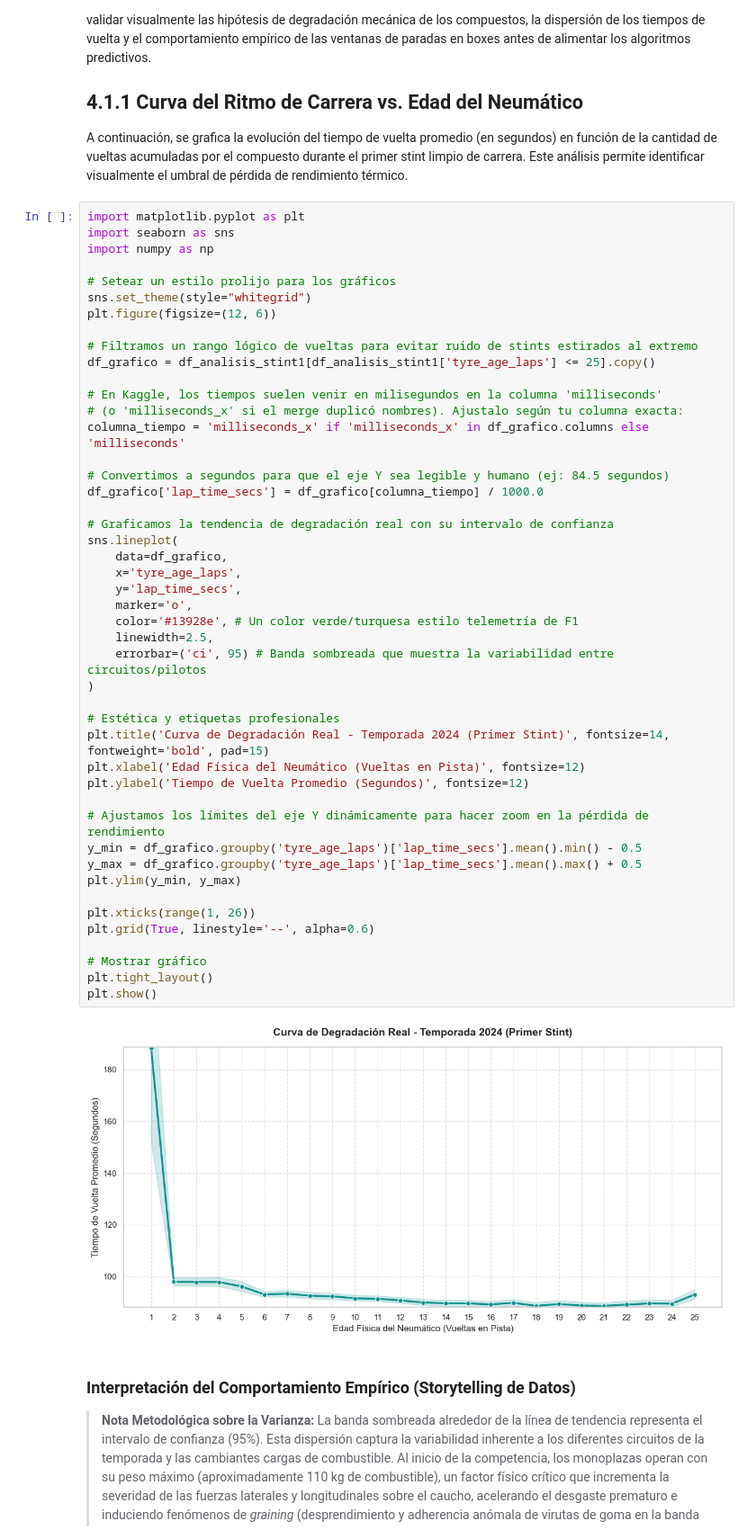
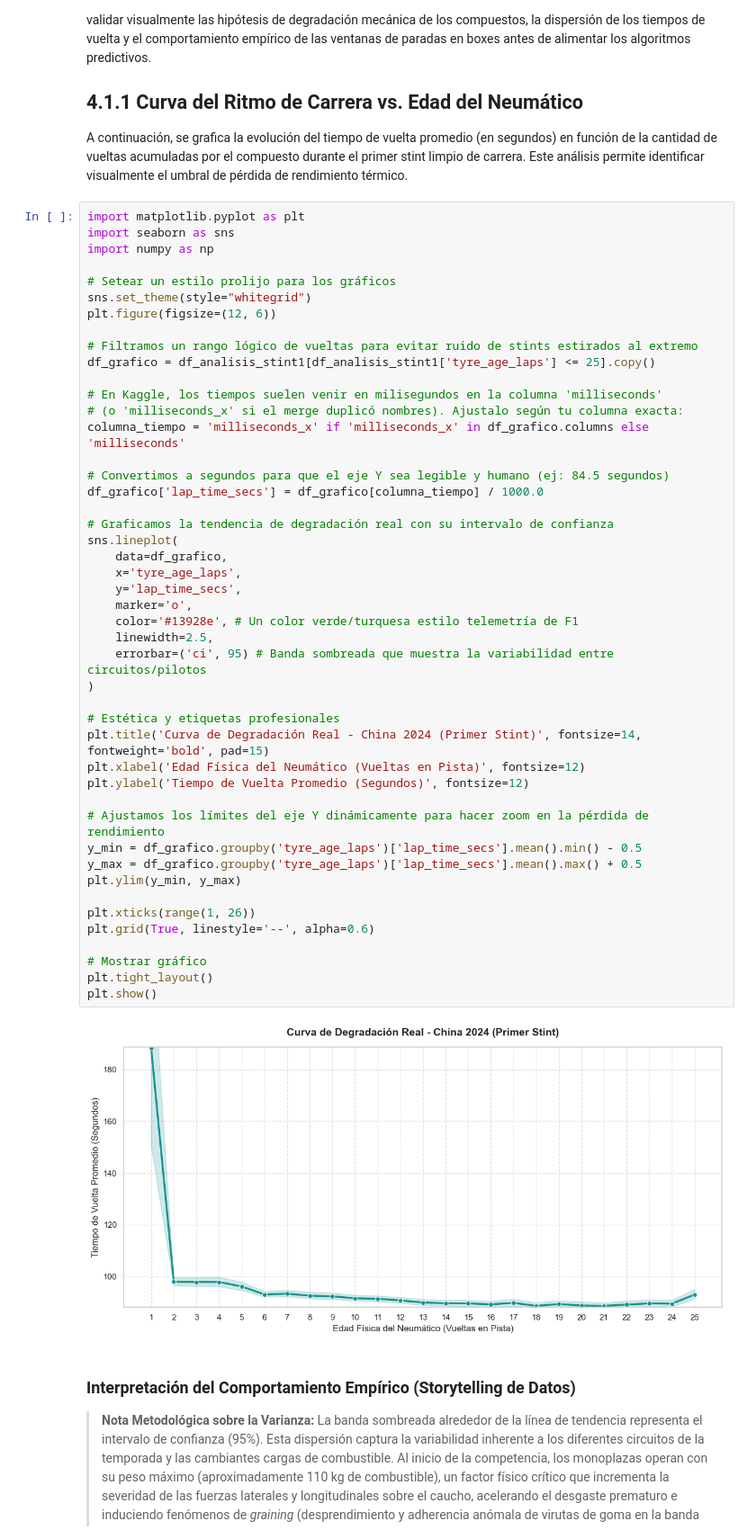
Before and after one commit to G1Martoz/f1-pit-predictor, a Jupyter notebook: Notebooks/1.0-mo-descripcion-origen-dataset.ipynb, the cells around one changed output. Shown at 90% size. Saved outputs shown, nothing was run; the diff lists cells and outputs as text.

```diff
--- a/Notebooks/1.0-mo-descripcion-origen-dataset.ipynb
+++ b/Notebooks/1.0-mo-descripcion-origen-dataset.ipynb
@@ -344,35 +329,35 @@ columna_tiempo = 'milliseconds_x' if 'milliseconds_x' in df_grafico.columns else
 # Convertimos a segundos para que el eje Y sea legible y humano (ej: 84.5 segundos)
 df_grafico['lap_time_secs'] = df_grafico[columna_tiempo] / 1000.0
 
 # Graficamos la tendencia de degradación real con su intervalo de confianza
 sns.lineplot(
     data=df_grafico,
     x='tyre_age_laps',
     y='lap_time_secs',
     marker='o',
     color='#13928e', # Un color verde/turquesa estilo telemetría de F1
     linewidth=2.5,
     errorbar=('ci', 95) # Banda sombreada que muestra la variabilidad entre circuitos/pilotos
 )
 
 # Estética y etiquetas profesionales
-plt.title('Curva de Degradación Real - Temporada 2024 (Primer Stint)', fontsize=14, fontweight='bold', pad=15)
+plt.title('Curva de Degradación Real - China 2024 (Primer Stint)', fontsize=14, fontweight='bold', pad=15)
 plt.xlabel('Edad Física del Neumático (Vueltas en Pista)', fontsize=12)
 plt.ylabel('Tiempo de Vuelta Promedio (Segundos)', fontsize=12)
 
 # Ajustamos los límites del eje Y dinámicamente para hacer zoom en la pérdida de rendimiento
 y_min = df_grafico.groupby('tyre_age_laps')['lap_time_secs'].mean().min() - 0.5
 y_max = df_grafico.groupby('tyre_age_laps')['lap_time_secs'].mean().max() + 0.5
 plt.ylim(y_min, y_max)
 
 plt.xticks(range(1, 26))
 plt.grid(True, linestyle='--', alpha=0.6)
 
 # Mostrar gráfico
 plt.tight_layout()
 plt.show()
 # %% [output]
-[figure, old version]
+[figure, new version]
 # %% [markdown]
 ### Interpretación del Comportamiento Empírico (Storytelling de Datos)
 
```
Also changed, not shown: parts of 9 cells of this notebook, 4 other files.
